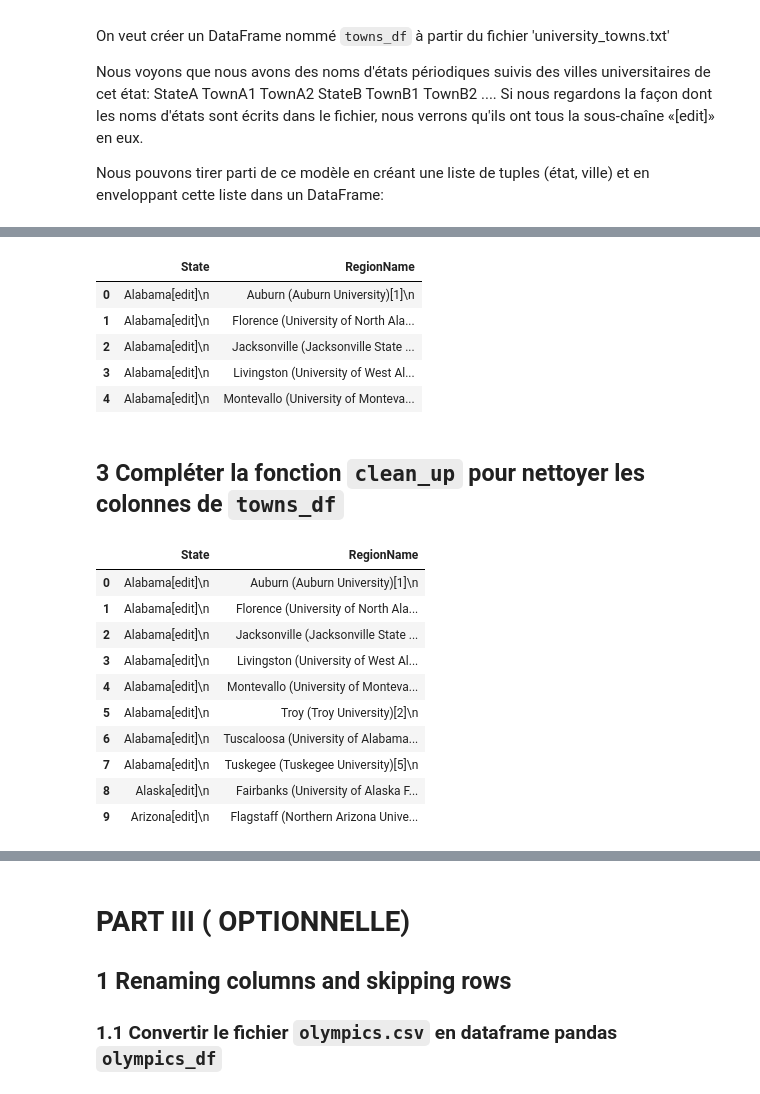
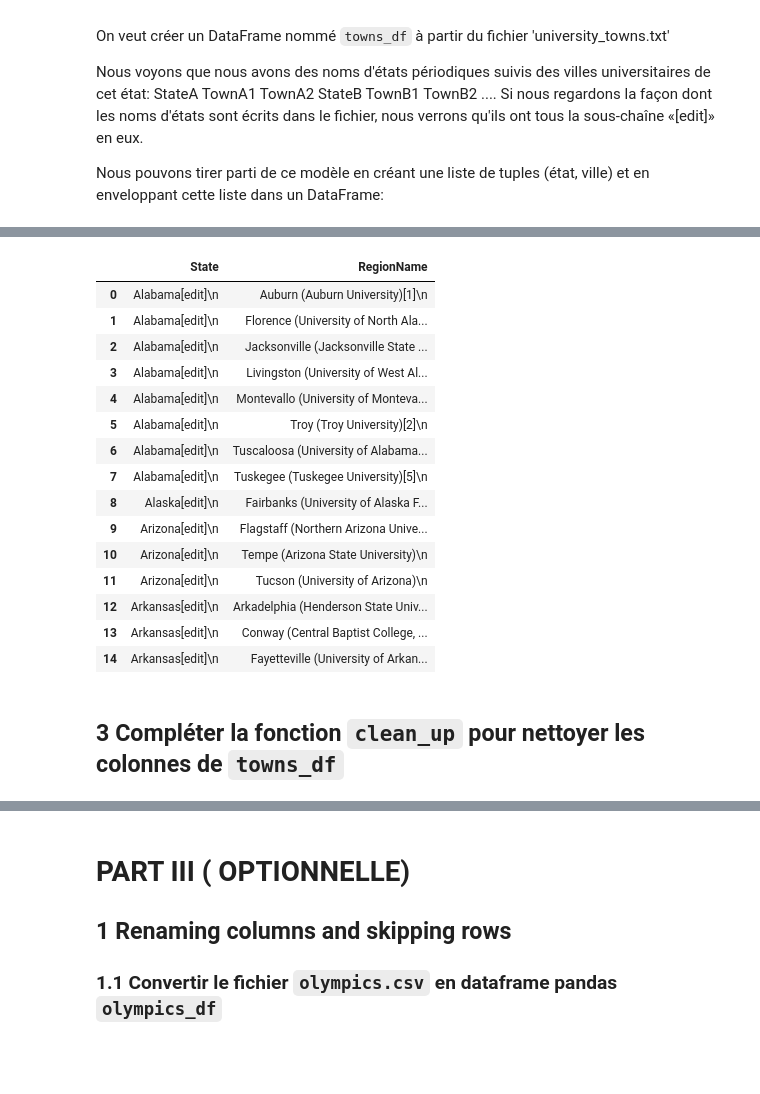
Before and after one commit to haythemmrad8/3DNI_DM, a Jupyter notebook: TP1/Data Cleaning TP1-E.ipynb, the cells around one changed output, grey strips where cells are left out. Drawn from its saved outputs; the diff is of its cells as text; code cells hidden in the pictures; blank space fills up the shorter version.

```diff
--- a/TP1/Data Cleaning TP1-E.ipynb
+++ b/TP1/Data Cleaning TP1-E.ipynb
@@ -367,10 +367,11 @@ with open('Datasets/university_towns.txt') as file:
     for line in file:
         if '[edit]' in line:
              # se rappeler de ce `state` jusqu'à ce qu'on trouve le suivant
-            pass
+            state = line
+
         else:
              # Sinon, nous avons une ville; garder `state`
-            pass
+            university_towns.append((state, line))
 
-university_towns[:5]
+university_towns[:20]
 # %% [output]
@@ -378,27 +389,23 @@ university_towns[:5]
 # %%
 towns_df = pd.DataFrame(university_towns,
                         columns=['State', 'RegionName'])
-towns_df.head()
+towns_df.head(15)
 # %% [output]
 |  | State | RegionName |
 | 0 | Alabama[edit]\n | Auburn (Auburn University)[1]\n |
 | 1 | Alabama[edit]\n | Florence (University of North Ala... |
 | 2 | Alabama[edit]\n | Jacksonville (Jacksonville State ... |
 | 3 | Alabama[edit]\n | Livingston (University of West Al... |
 | 4 | Alabama[edit]\n | Montevallo (University of Monteva... |
+| 5 | Alabama[edit]\n | Troy (Troy University)[2]\n |
+| 6 | Alabama[edit]\n | Tuscaloosa (University of Alabama... |
+| 7 | Alabama[edit]\n | Tuskegee (Tuskegee University)[5]\n |
+| 8 | Alaska[edit]\n | Fairbanks (University of Alaska F... |
+| 9 | Arizona[edit]\n | Flagstaff (Northern Arizona Unive... |
+| 10 | Arizona[edit]\n | Tempe (Arizona State University)\n |
+| 11 | Arizona[edit]\n | Tucson (University of Arizona)\n |
+| 12 | Arkansas[edit]\n | Arkadelphia (Henderson State Univ... |
+| 13 | Arkansas[edit]\n | Conway (Central Baptist College, ... |
+| 14 | Arkansas[edit]\n | Fayetteville (University of Arkan... |
 # %% [markdown]
 ## 3 Compléter la fonction `clean_up` pour nettoyer les colonnes de `towns_df`
-# %%
-towns_df.head(10)
-# %% [output]
-|  | State | RegionName |
-| 0 | Alabama[edit]\n | Auburn (Auburn University)[1]\n |
-| 1 | Alabama[edit]\n | Florence (University of North Ala... |
-| 2 | Alabama[edit]\n | Jacksonville (Jacksonville State ... |
-| 3 | Alabama[edit]\n | Livingston (University of West Al... |
-| 4 | Alabama[edit]\n | Montevallo (University of Monteva... |
-| 5 | Alabama[edit]\n | Troy (Troy University)[2]\n |
-| 6 | Alabama[edit]\n | Tuscaloosa (University of Alabama... |
-| 7 | Alabama[edit]\n | Tuskegee (Tuskegee University)[5]\n |
-| 8 | Alaska[edit]\n | Fairbanks (University of Alaska F... |
-| 9 | Arizona[edit]\n | Flagstaff (Northern Arizona Unive... |
```
Also changed, not shown: parts of 5 cells of this notebook.
